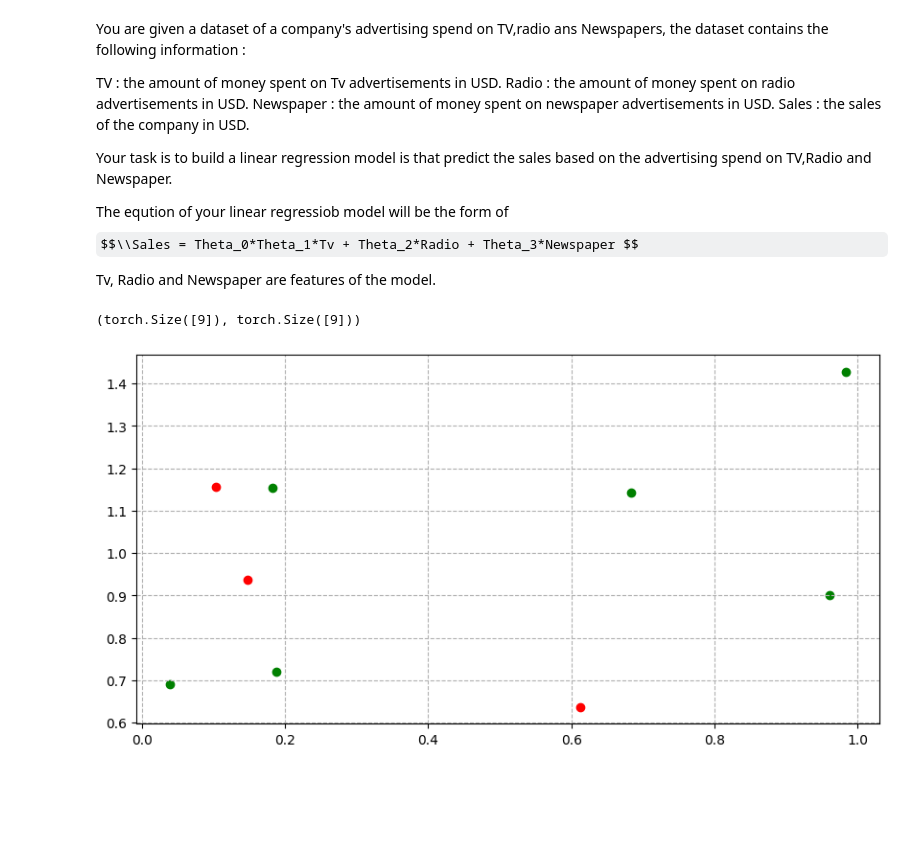
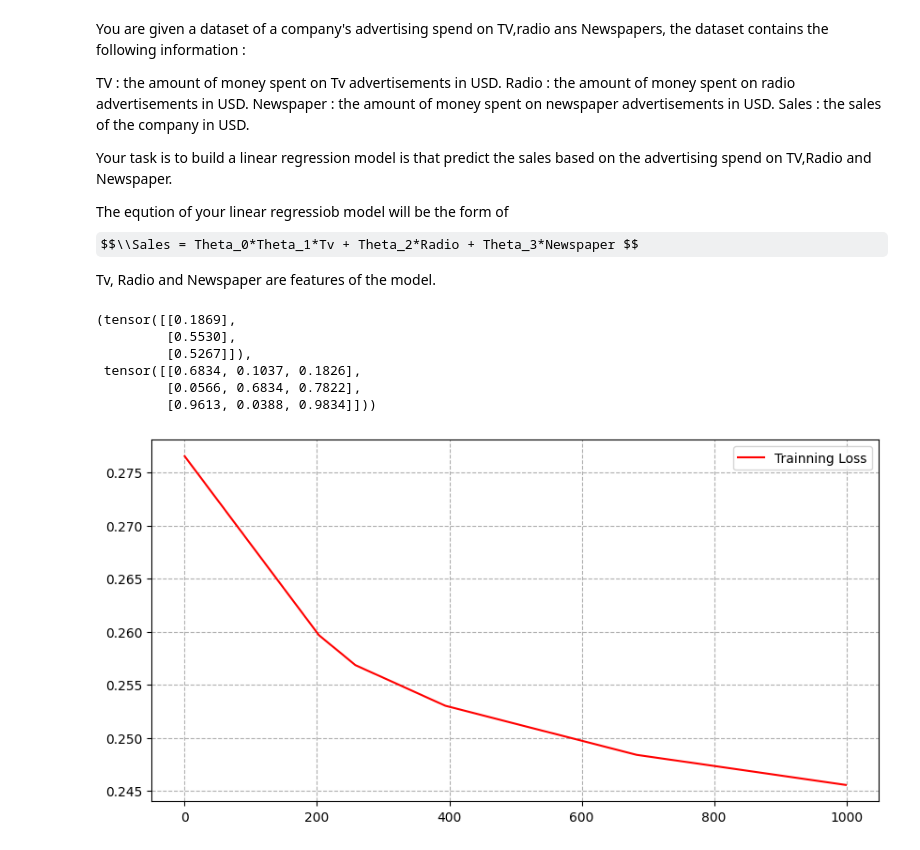
Before and after one commit to adeotti/Deep-Learning-Models, a Jupyter notebook: Linear_regression_model_2.ipynb, the cells around one changed output. Cells and saved outputs as stored; diff of their text form; code cells hidden in the pictures; some formulas as TeX source; blank space fills up the shorter version.

```diff
--- a/Linear_regression_model_2.ipynb
+++ b/Linear_regression_model_2.ipynb
@@ -34,21 +32,19 @@ sales = t1*t2*TV + t0 + t2*RADIO + t3*NEWSPAPER
 # %%
-stack = torch.stack((TV, RADIO, NEWSPAPER), dim = 1 )
-stack = stack.reshape(-1)[:9]
+features = torch.stack((TV,RADIO,NEWSPAPER),1)
-# %% [output]
-(torch.Size([9]), torch.Size([9]))
 # %%
-X_train,X_test,Y_train,Y_test = train_test_split(stack,sales,
-                                                 test_size= 0.3,
-                                                 random_state= RANDOME_SEED)
+X_train,X_test,Y_train,Y_test = train_test_split(features,
+                                                 sales,
+                                                 test_size=0.3,
+                                                 random_state=RANDOME_SEED
+                                                 )
 # %%
 class LinearRegression(nn.Module) :
     def __init__(self):
         super().__init__()
+        self.linear = nn.Linear(3,1)
 
-        self.weights = nn.Parameter(torch.rand(1), requires_grad = True)
-
-    def forward(self,stack) :
-        return self.weights*stack
+    def forward(self,x) :
+        return self.linear(x)
 # %%
 model = LinearRegression()
 loss_function = nn.L1Loss()
@@ -68,14 +64,17 @@ def visualization(training_data = X_train,
     plt.grid(True,linestyle = "--")
 
     if inference is not None :
-        plt.plot(X_test,inference, c = "blue", label = "Inference")
-
-visualization(inference=None)
+        plt.plot(testing_data,inference, c = "blue", label = "Inference")
 # %% [output]
-[figure, removed]
+(tensor([[0.1869],
+         [0.5530],
+         [0.5267]]),
+ tensor([[0.6834, 0.1037, 0.1826],
+         [0.0566, 0.6834, 0.7822],
+         [0.9613, 0.0388, 0.9834]]))
 # %%
-epochs = 150000
-
+epochs = 10000
+losses = []
 for numbers in range(epochs) :
     model.train()
     optimizer.zero_grad()
@@ -83,4 +82,15 @@ for numbers in range(epochs) :
     loss = loss_function(prediction,Y_train)
     loss.backward()
     optimizer.step()
+    losses.append(loss.item())
+# %%
+def Train_loss_Visualization() :
+    plt.figure(figsize=(10,5))
+    plt.plot(losses, c = "red", label = "Trainning Loss")
+    plt.grid(True,linestyle = "--")
+    plt.legend()
+
+Train_loss_Visualization()
+# %% [output]
+[figure, added]
 # %%
```
Also changed, not shown: parts of 2 cells of this notebook.
